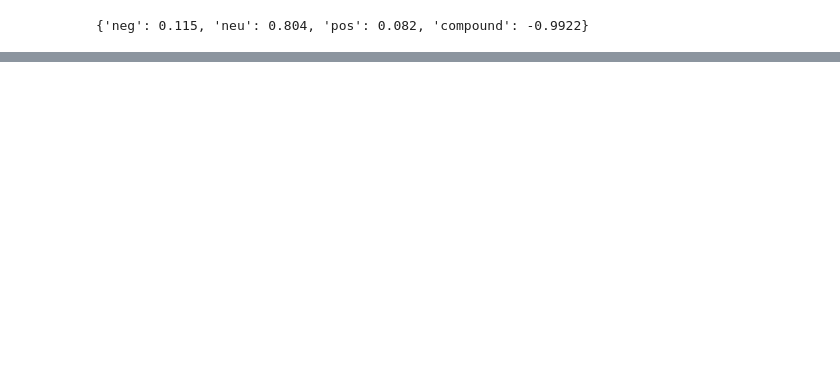
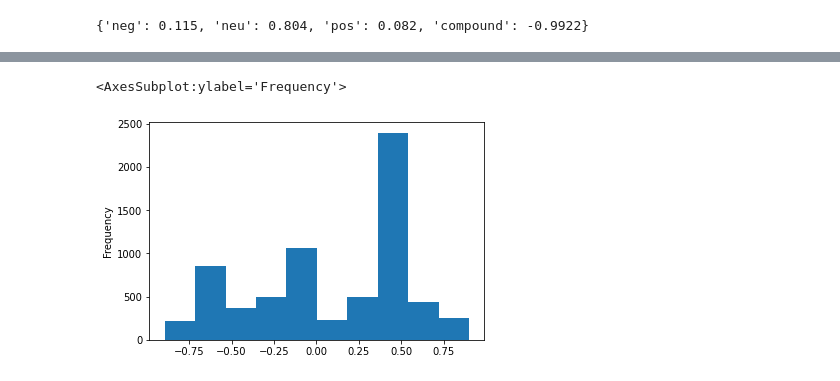
Before and after one commit to gmchinchayan/DLD-Gustavo, a Jupyter notebook: DS_Files/SentimentAnalysis/vader1_sentiment_column.ipynb, the cells around one changed output, grey strips where cells are left out. Cells and saved outputs as stored; diff of their text form; code cells hidden in the pictures; blank space fills up the shorter version.

```diff
--- a/DS_Files/SentimentAnalysis/vader1_sentiment_column.ipynb
+++ b/DS_Files/SentimentAnalysis/vader1_sentiment_column.ipynb
@@ -119,0 +133,8 @@ data.to_csv ('ChatLogs/new1_data.csv', index = False, header=True)
+# %%
+%matplotlib inline
+
+
+data['comp_score'].plot(kind='hist')
+# %% [output]
+<AxesSubplot:ylabel='Frequency'>
+[figure, added]
```
Also changed, not shown: parts of 6 cells of this notebook.
